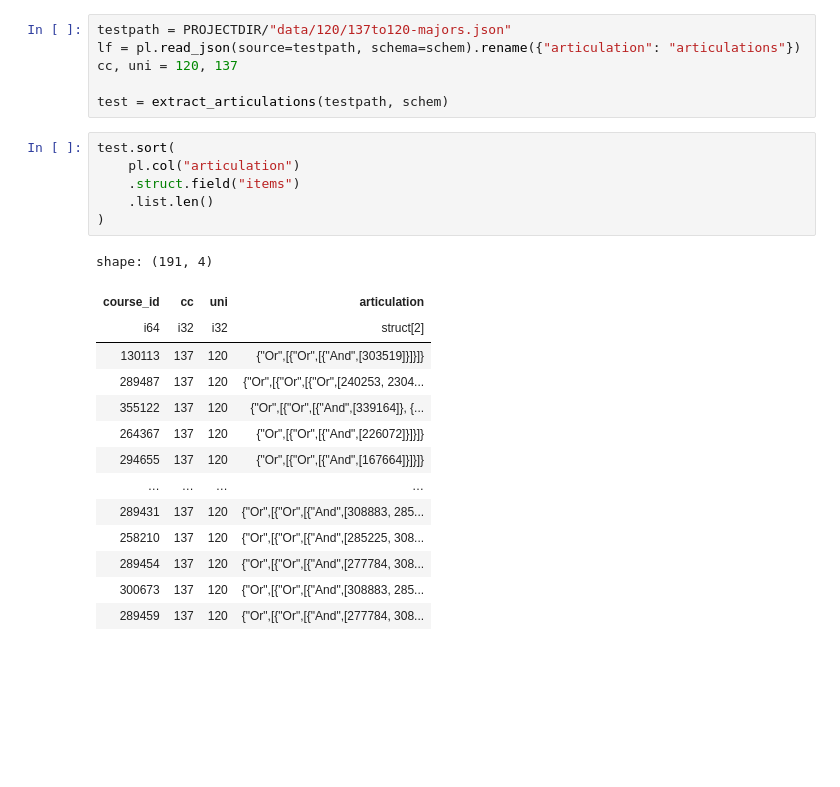
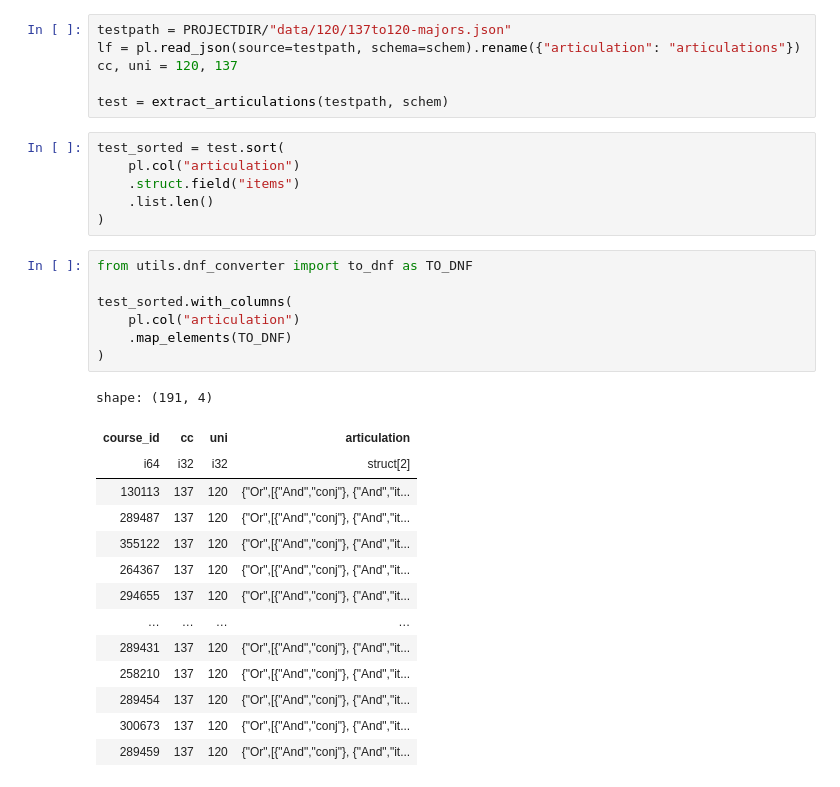
Before and after one commit to akash-pandit/CACourses, a Jupyter notebook: etl_pipeline/rewrite-loader.ipynb, the cells around one changed output. Saved outputs shown, nothing was run; the diff lists cells and outputs as text; blank space fills up the shorter version.

```diff
--- a/etl_pipeline/rewrite-loader.ipynb
+++ b/etl_pipeline/rewrite-loader.ipynb
@@ -418,23 +368,30 @@ cc, uni = 120, 137
 
 test = extract_articulations(testpath, schem)
 # %%
-test.sort(
+test_sorted = test.sort(
     pl.col("articulation")
     .struct.field("items")
     .list.len()
 )
-# %% [output]
-shape: (191, 4)
-| course_id | cc | uni | articulation |
-| i64 | i32 | i32 | struct[2] |
-| 130113 | 137 | 120 | {"Or",[{"Or",[{"And",[303519]}]}]} |
-| 289487 | 137 | 120 | {"Or",[{"Or",[{"Or",[240253, 2304... |
-| 355122 | 137 | 120 | {"Or",[{"Or",[{"And",[339164]}, {... |
-| 264367 | 137 | 120 | {"Or",[{"Or",[{"And",[226072]}]}]} |
-| 294655 | 137 | 120 | {"Or",[{"Or",[{"And",[167664]}]}]} |
-| … | … | … | … |
-| 289431 | 137 | 120 | {"Or",[{"Or",[{"And",[308883, 285... |
-| 258210 | 137 | 120 | {"Or",[{"Or",[{"And",[285225, 308... |
-| 289454 | 137 | 120 | {"Or",[{"Or",[{"And",[277784, 308... |
-| 300673 | 137 | 120 | {"Or",[{"Or",[{"And",[308883, 285... |
-| 289459 | 137 | 120 | {"Or",[{"Or",[{"And",[277784, 308... |
+# %%
+from utils.dnf_converter import to_dnf as TO_DNF
+
+test_sorted.with_columns(
+    pl.col("articulation")
+    .map_elements(TO_DNF)
+)
+# %% [output]
+shape: (191, 4)
+| course_id | cc | uni | articulation |
+| i64 | i32 | i32 | struct[2] |
+| 130113 | 137 | 120 | {"Or",[{"And","conj"}, {"And","it... |
+| 289487 | 137 | 120 | {"Or",[{"And","conj"}, {"And","it... |
+| 355122 | 137 | 120 | {"Or",[{"And","conj"}, {"And","it... |
+| 264367 | 137 | 120 | {"Or",[{"And","conj"}, {"And","it... |
+| 294655 | 137 | 120 | {"Or",[{"And","conj"}, {"And","it... |
+| … | … | … | … |
+| 289431 | 137 | 120 | {"Or",[{"And","conj"}, {"And","it... |
+| 258210 | 137 | 120 | {"Or",[{"And","conj"}, {"And","it... |
+| 289454 | 137 | 120 | {"Or",[{"And","conj"}, {"And","it... |
+| 300673 | 137 | 120 | {"Or",[{"And","conj"}, {"And","it... |
+| 289459 | 137 | 120 | {"Or",[{"And","conj"}, {"And","it... |
```
Also changed, not shown: parts of 6 cells of this notebook.
